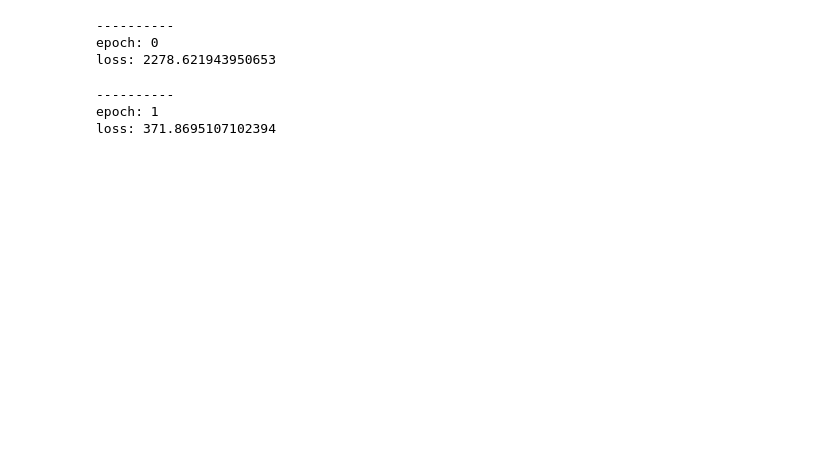
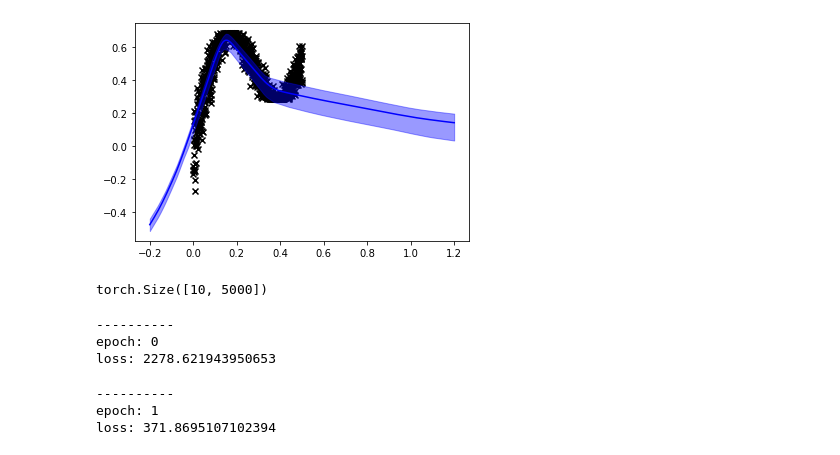
Before and after one commit to pedrofreire/bayes-by-backprop, a Jupyter notebook: Untitled.ipynb, the cells around one changed output. Cells and saved outputs as stored; diff of their text form; code cells hidden in the pictures; blank space fills up the shorter version.

```diff
--- a/Untitled.ipynb
+++ b/Untitled.ipynb
@@ -101,3 +114,29 @@ import  pandas as pd
+# %%
+N=5000
+NS=10
+samples=torch.zeros(NS,N)
+t=torch.linspace(-0.2,1.2,N)
+for i in range(NS):
+    samples[i]=model(t[:,None]).reshape(-1)
+sort=torch.sort(samples,axis=0)[0].cpu().detach()
+mu,std=samples.mean(axis=0).cpu().detach(),    samples.std(axis=0).cpu().detach()
+ax=plt.subplot()
+ax.plot(t.cpu(),mu,c='b')
+plt.scatter(ds.t.cpu(),ds.y.cpu(),marker='x',color='k')
+
+ax.fill_between(t.cpu(),sort[0],sort[9],color='b',alpha=0.4)
+ds=Reg_DS()
+plt.show()
+
+#y=t+0.3*(torch.sin(2*np.pi*(t))+torch.sin(4*np.pi*(t)))
+
+#plt.plot(y.cpu())
+# %% [output]
+[figure, added]
+# %%
+samples.shape
+# %% [output]
+torch.Size([10, 5000])
 # %%
 y=df[0].values
 y=np.array([1 if t=='p' else 0 for t in y])
```
Also changed, not shown: parts of 9 cells of this notebook, 13 other files.
